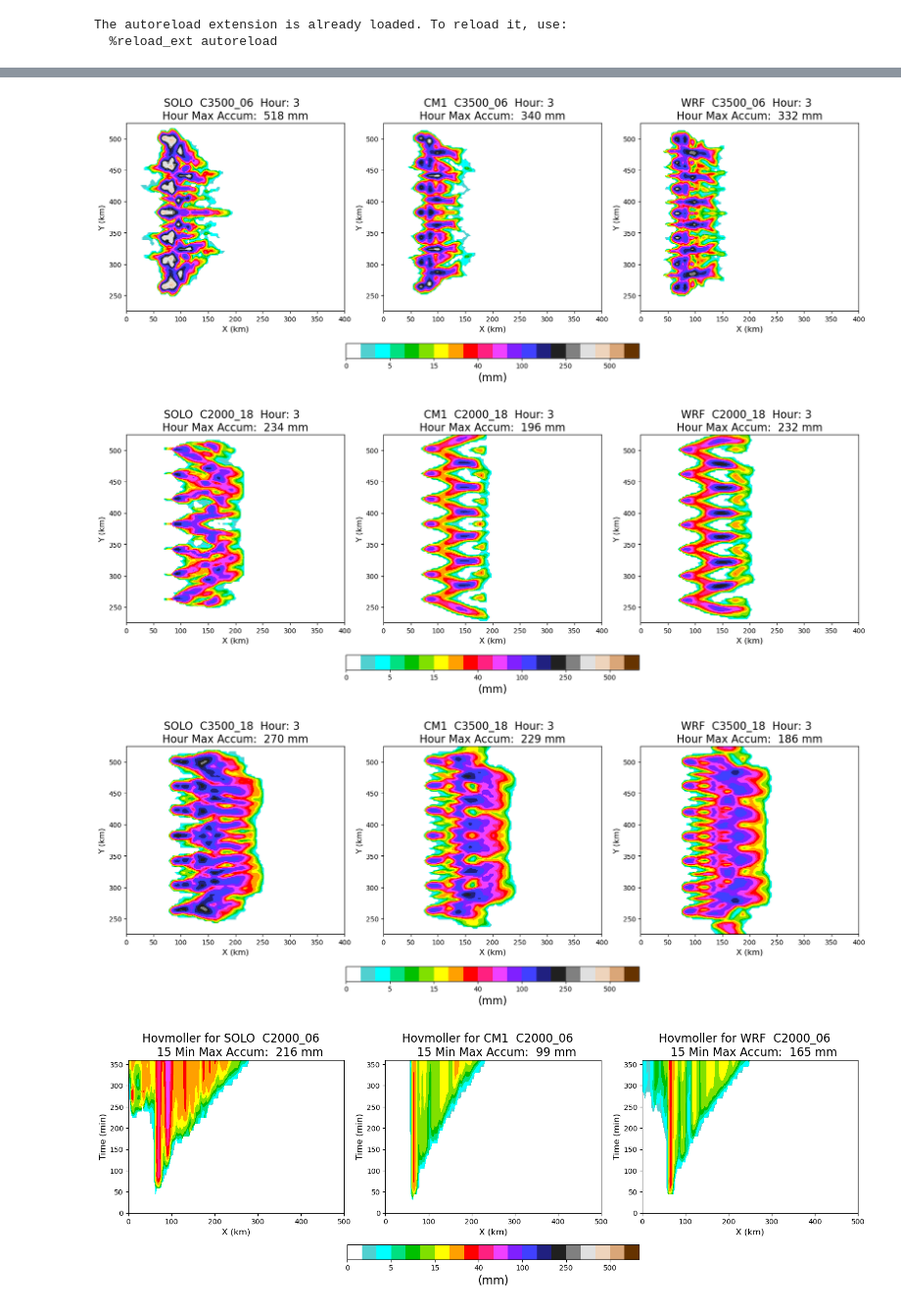
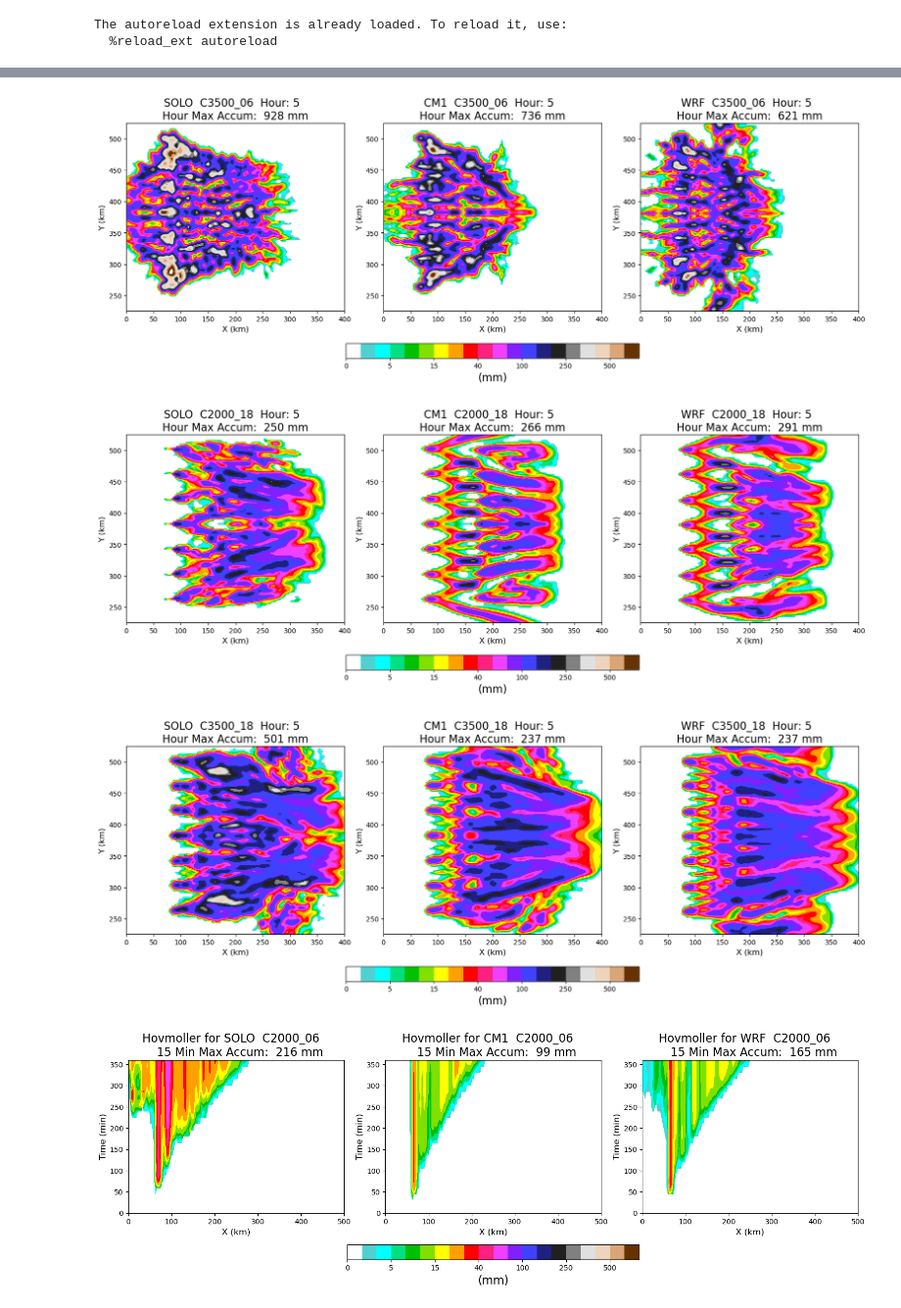
Before and after one commit to louiswicker/CAM_analysis_tools, a Jupyter notebook: ideal_cases/plot_Hovmoller.ipynb, the cells around one changed output, grey strips where cells are left out. Shown at 98% size. Drawn from its saved outputs; the diff is of its cells as text; code cells hidden in the pictures.

```diff
--- a/ideal_cases/plot_Hovmoller.ipynb
+++ b/ideal_cases/plot_Hovmoller.ipynb
@@ -93,7 +93,7 @@ def plot_interval_precip(models, key, label, start, end=4, clevels=[100,300,500]
 allcape = ("C2000","C3500",)
 allshear = ("06", "18")
 
-start = 8
+start = 16
 
 for shear in allshear:
     for cape in allcape:
@@ -115,4 +115,4 @@ for shear in allshear:
-[figure, old version]
+[figure, new version]
-[figure, old version]
+[figure, new version]
-[figure, old version]
+[figure, new version]
 # %%
```
Also changed, not shown: parts of 4 cells of this notebook, 1 other file.
